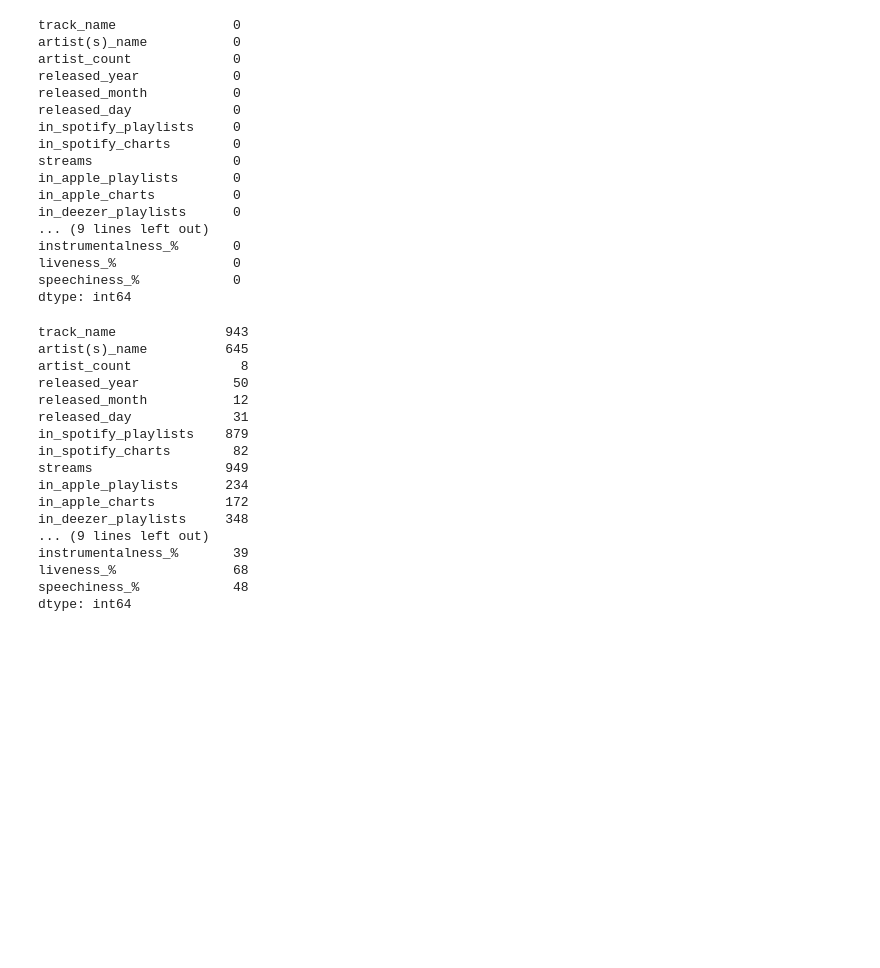
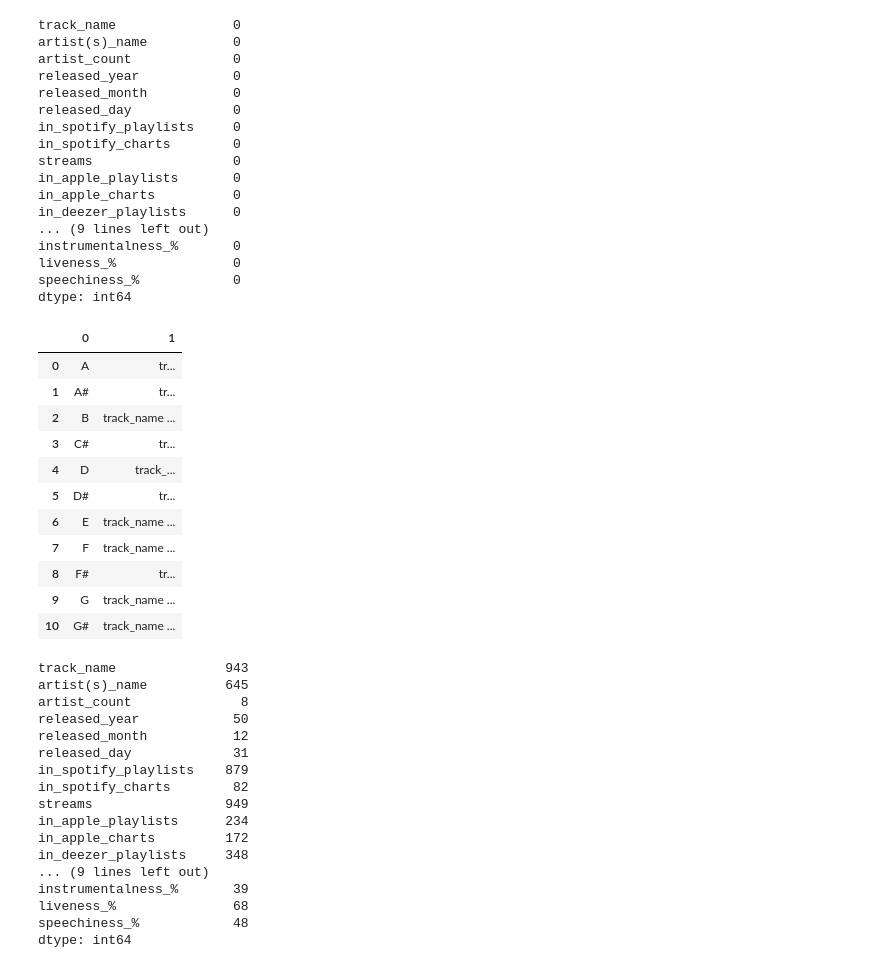
Before and after one commit to NedoTamas/ArtistsAnalysis, a Jupyter notebook: SPOTIFY.ipynb, the cells around one changed output. Saved outputs shown, nothing was run; the diff lists cells and outputs as text; code cells hidden in the pictures; blank space fills up the shorter version.

```diff
--- a/SPOTIFY.ipynb
+++ b/SPOTIFY.ipynb
@@ -60,3 +58,23 @@ instrumentalness_%       0
 liveness_%               0
 speechiness_%            0
 dtype: int64
+# %%
+#Searching for the missing "key" value
+keys=df.groupby("key")
+# %%
+keys = pd.DataFrame(keys)
+# %%
+keys
+# %% [output]
+|  | 0 | 1 |
+| 0 | A | tr... |
+| 1 | A# | tr... |
+| 2 | B | track_name ... |
+| 3 | C# | tr... |
+| 4 | D | track_... |
+| 5 | D# | tr... |
+| 6 | E | track_name ... |
+| 7 | F | track_name ... |
+| 8 | F# | tr... |
+| 9 | G | track_name ... |
+| 10 | G# | track_name ... |
```
Also changed, not shown: parts of 3 cells of this notebook.
